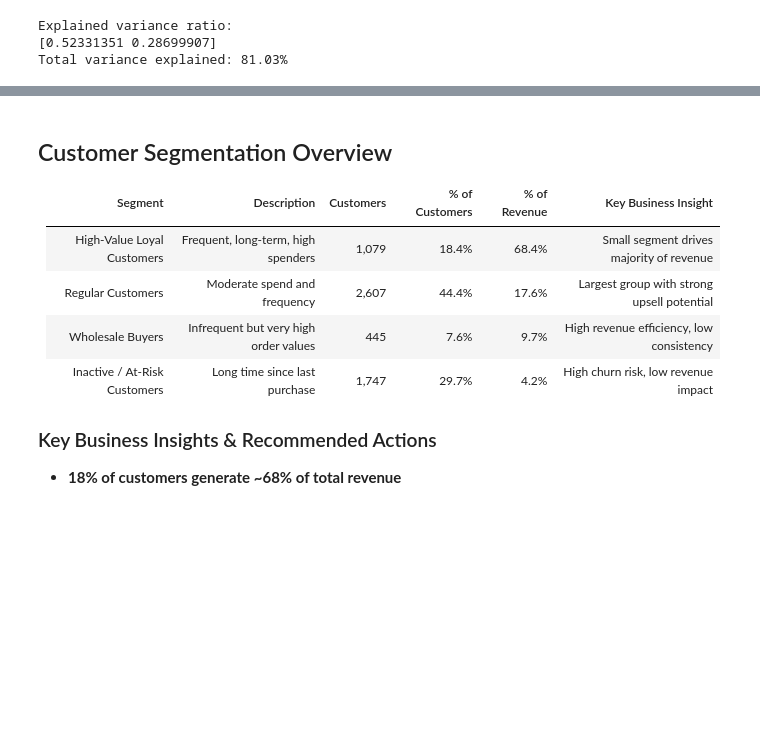
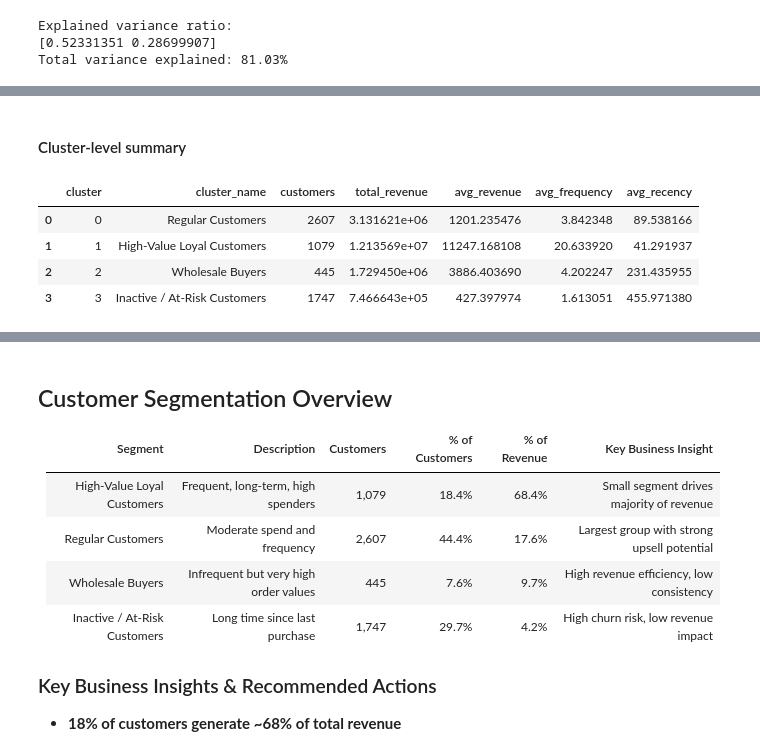
Before and after one commit to sairagamounika/Retail_Customer_Intelligence, a Jupyter notebook: notebooks/02_customer_segmentation.ipynb, the cells around one changed output, grey strips where cells are left out. Drawn from its saved outputs; the diff is of its cells as text; code cells hidden in the pictures; blank space fills up the shorter version.

```diff
--- a/notebooks/02_customer_segmentation.ipynb
+++ b/notebooks/02_customer_segmentation.ipynb
@@ -363,0 +399,32 @@ Total variance explained: 81.03%
+# %% [markdown]
+#### Cluster-level summary
+# %%
+# =========================
+# Save Cluster Summary
+# =========================
+
+cluster_summary = (
+    segments
+    .groupby(["cluster", "cluster_name"])
+    .agg(
+        customers=("customer_id", "count"),
+        total_revenue=("monetary", "sum"),
+        avg_revenue=("monetary", "mean"),
+        avg_frequency=("frequency_invoices", "mean"),
+        avg_recency=("recency_days", "mean")
+    )
+    .reset_index()
+)
+
+cluster_summary.to_csv(
+    "../data/processed/cluster_summary.csv",
+    index=False
+)
+
+cluster_summary
+# %% [output]
+|  | cluster | cluster_name | customers | total_revenue | avg_revenue | avg_frequency | avg_recency |
+| 0 | 0 | Regular Customers | 2607 | 3.131621e+06 | 1201.235476 | 3.842348 | 89.538166 |
+| 1 | 1 | High-Value Loyal Customers | 1079 | 1.213569e+07 | 11247.168108 | 20.633920 | 41.291937 |
+| 2 | 2 | Wholesale Buyers | 445 | 1.729450e+06 | 3886.403690 | 4.202247 | 231.435955 |
+| 3 | 3 | Inactive / At-Risk Customers | 1747 | 7.466643e+05 | 427.397974 | 1.613051 | 455.971380 |
```
Also changed, not shown: parts of 4 cells of this notebook.
